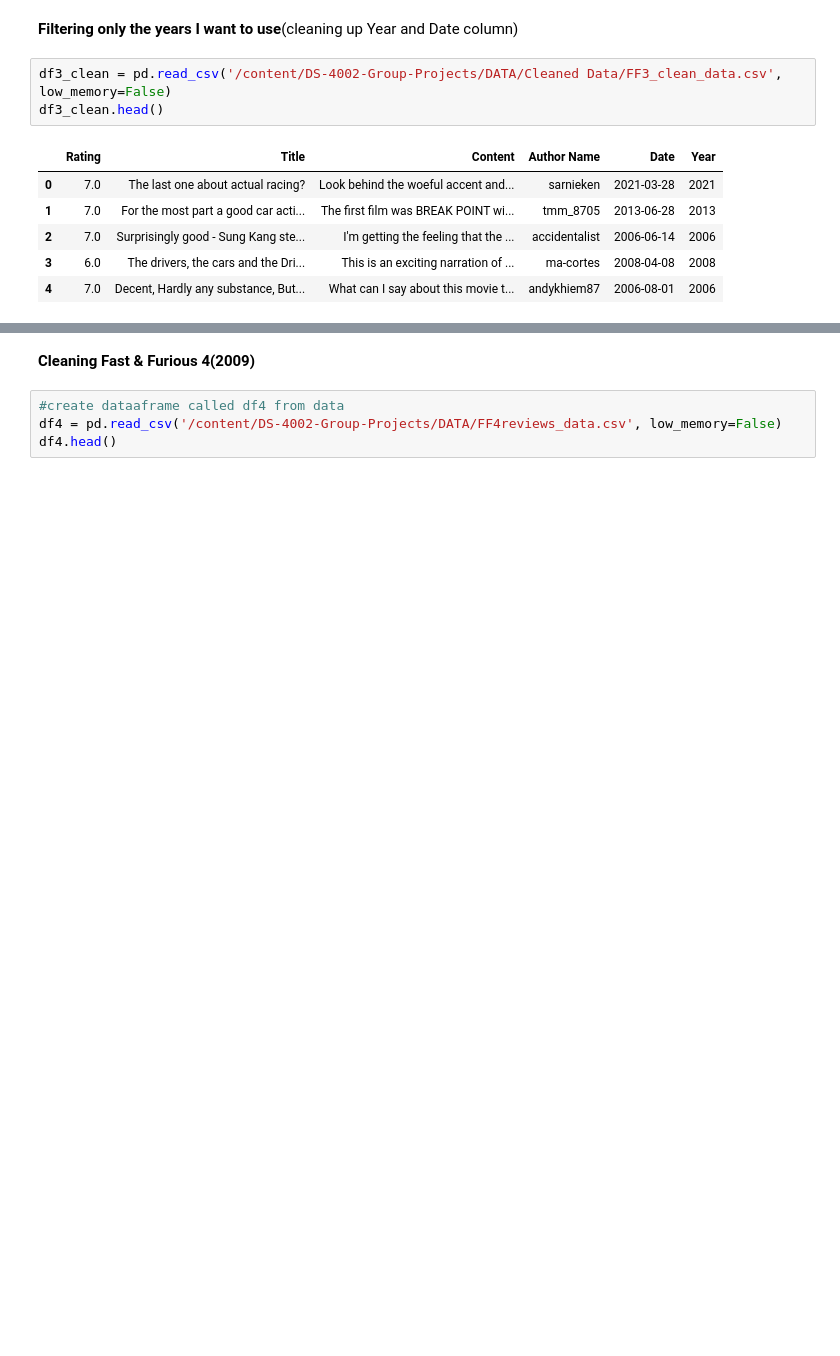
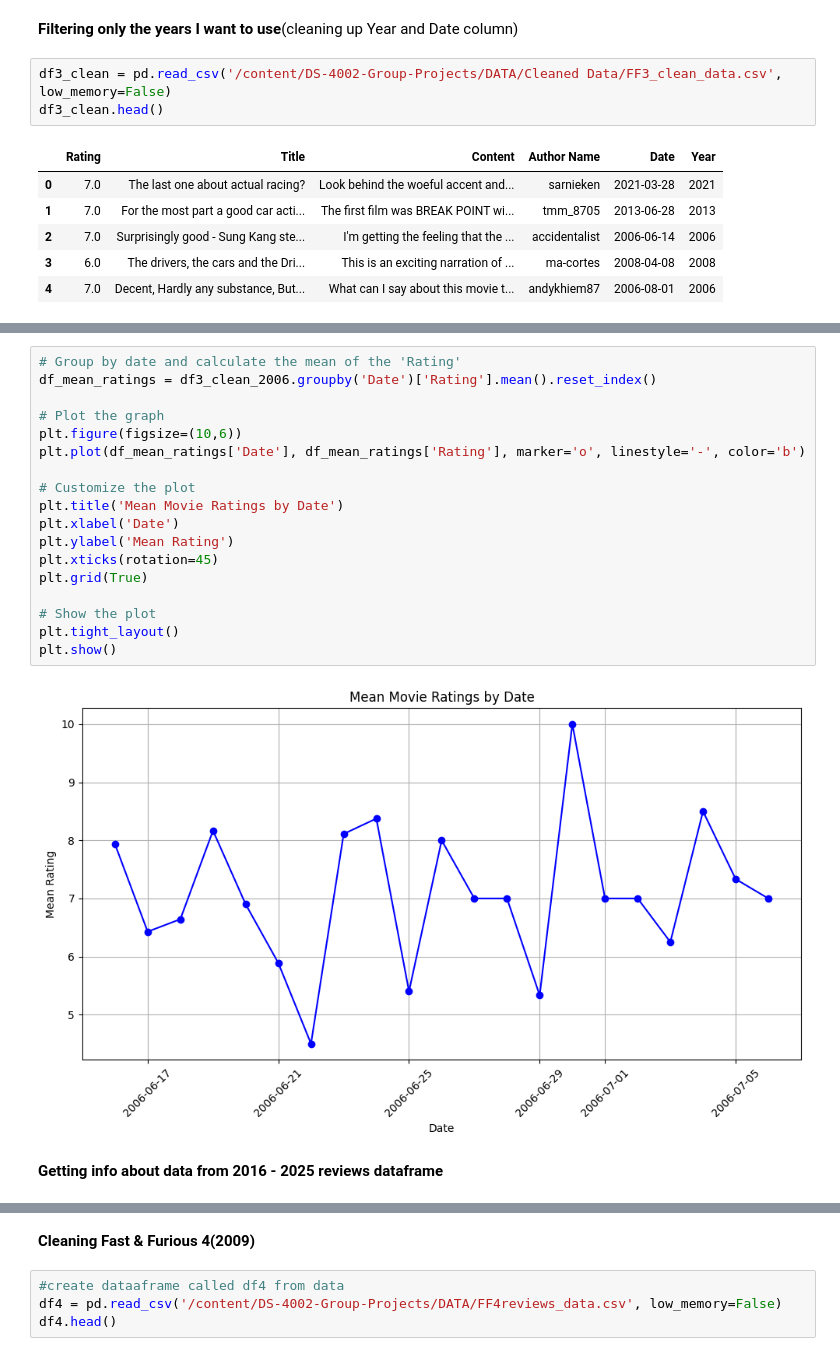
Before and after one commit to pwy7fv/DS-4002-Group-Projects, a Jupyter notebook: Scripts/FF3_+_FF4_clean.ipynb, the cells around one changed output, grey strips where cells are left out. Saved outputs shown, nothing was run; the diff lists cells and outputs as text; blank space fills up the shorter version.

```diff
--- a/Scripts/FF3_+_FF4_clean.ipynb
+++ b/Scripts/FF3_+_FF4_clean.ipynb
@@ -464,0 +555,22 @@ print(count_decade_later)
+# %%
+# Group by date and calculate the mean of the 'Rating'
+df_mean_ratings = df3_clean_2006.groupby('Date')['Rating'].mean().reset_index()
+
+# Plot the graph
+plt.figure(figsize=(10,6))
+plt.plot(df_mean_ratings['Date'], df_mean_ratings['Rating'], marker='o', linestyle='-', color='b')
+
+# Customize the plot
+plt.title('Mean Movie Ratings by Date')
+plt.xlabel('Date')
+plt.ylabel('Mean Rating')
+plt.xticks(rotation=45)
+plt.grid(True)
+
+# Show the plot
+plt.tight_layout()
+plt.show()
+# %% [output]
+[figure, added]
+# %% [markdown]
+**Getting info about data from 2016 - 2025 reviews dataframe**
```
Also changed, not shown: parts of 58 cells of this notebook.
